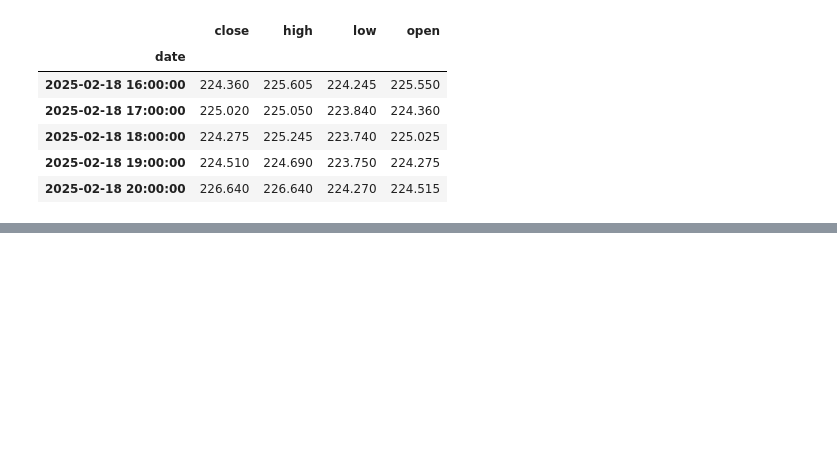
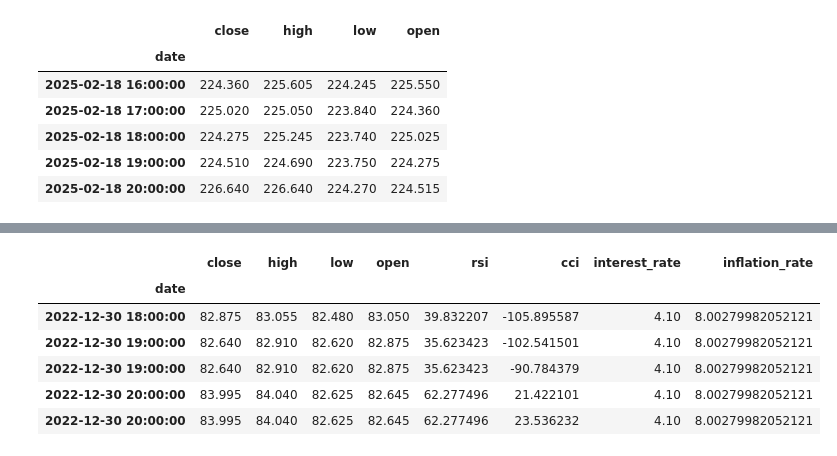
Before and after one commit to amulyaprasanth/hourly_amazon_stock_prediction, a Jupyter notebook: notebooks/stock_feature_pipeline.ipynb, the cells around one changed output, grey strips where cells are left out. Drawn from its saved outputs; the diff is of its cells as text; code cells hidden in the pictures; blank space fills up the shorter version.

```diff
--- a/notebooks/stock_feature_pipeline.ipynb
+++ b/notebooks/stock_feature_pipeline.ipynb
@@ -153,0 +286,10 @@ plt.show()
+# %%
+merged_data.tail()
+# %% [output]
+|  | close | high | low | open | rsi | cci | interest_rate | inflation_rate |
+| date |  |  |  |  |  |  |  |  |
+| 2022-12-30 18:00:00 | 82.875 | 83.055 | 82.480 | 83.050 | 39.832207 | -105.895587 | 4.10 | 8.00279982052121 |
+| 2022-12-30 19:00:00 | 82.640 | 82.910 | 82.620 | 82.875 | 35.623423 | -102.541501 | 4.10 | 8.00279982052121 |
+| 2022-12-30 19:00:00 | 82.640 | 82.910 | 82.620 | 82.875 | 35.623423 | -90.784379 | 4.10 | 8.00279982052121 |
+| 2022-12-30 20:00:00 | 83.995 | 84.040 | 82.625 | 82.645 | 62.277496 | 21.422101 | 4.10 | 8.00279982052121 |
+| 2022-12-30 20:00:00 | 83.995 | 84.040 | 82.625 | 82.645 | 62.277496 | 23.536232 | 4.10 | 8.00279982052121 |
```
Also changed, not shown: parts of 30 cells of this notebook, 5 other files.
